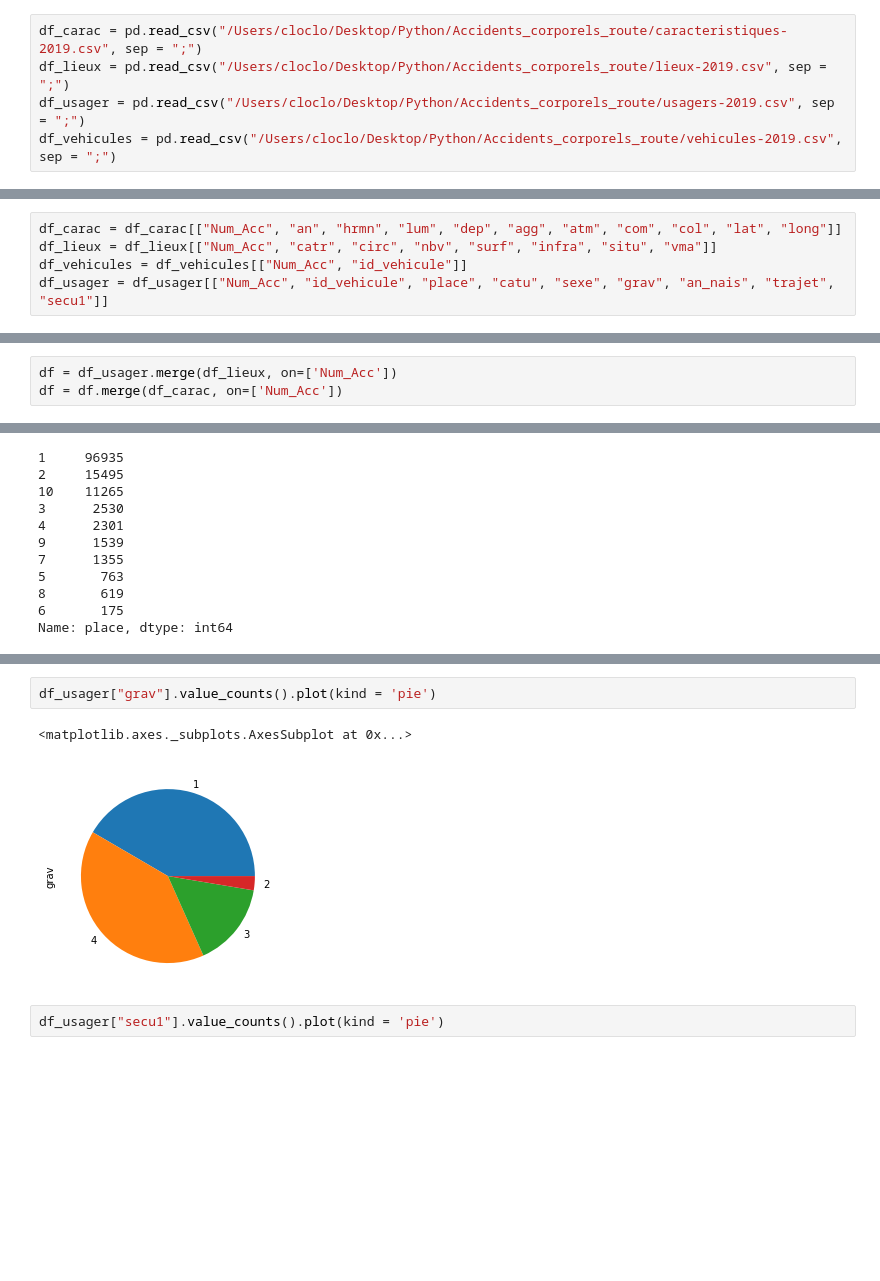
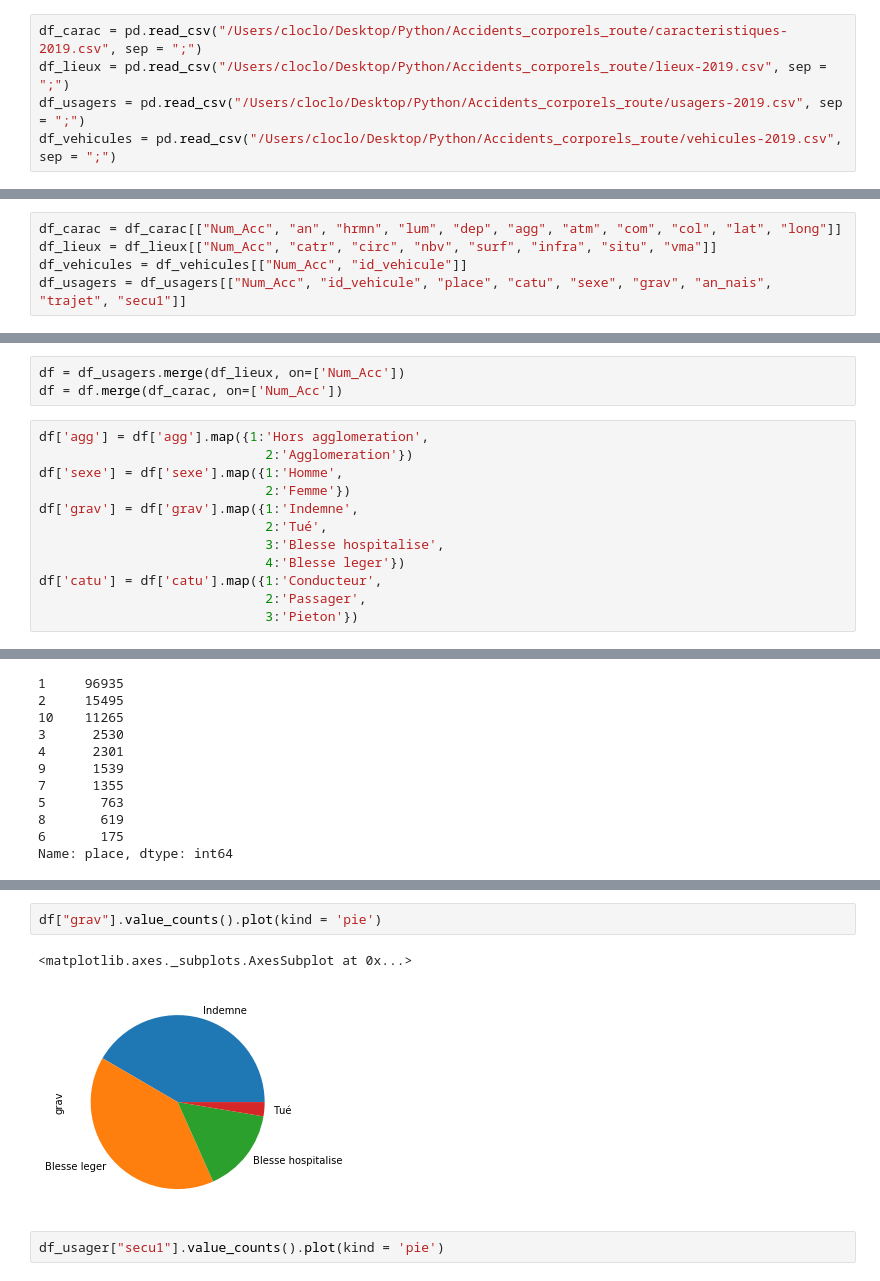
Before and after one commit to Clotilde-23/Accidents-corporels, a Jupyter notebook: Ouverture_donnees.ipynb, the cells around one changed output, grey strips where cells are left out. Saved outputs shown, nothing was run; the diff lists cells and outputs as text; blank space fills up the shorter version.

```diff
--- a/Ouverture_donnees.ipynb
+++ b/Ouverture_donnees.ipynb
@@ -24,7 +25,7 @@ Importer les 4 fichiers :
 # %%
 df_carac = pd.read_csv("/Users/cloclo/Desktop/Python/Accidents_corporels_route/caracteristiques-2019.csv", sep = ";")
 df_lieux = pd.read_csv("/Users/cloclo/Desktop/Python/Accidents_corporels_route/lieux-2019.csv", sep = ";")
-df_usager = pd.read_csv("/Users/cloclo/Desktop/Python/Accidents_corporels_route/usagers-2019.csv", sep = ";")
+df_usagers = pd.read_csv("/Users/cloclo/Desktop/Python/Accidents_corporels_route/usagers-2019.csv", sep = ";")
 df_vehicules = pd.read_csv("/Users/cloclo/Desktop/Python/Accidents_corporels_route/vehicules-2019.csv", sep = ";")
 # %% [markdown]
 Sélectionner les variables importantes :
@@ -32,9 +33,21 @@ Sélectionner les variables importantes :
 df_carac = df_carac[["Num_Acc", "an", "hrmn", "lum", "dep", "agg", "atm", "com", "col", "lat", "long"]]
 df_lieux = df_lieux[["Num_Acc", "catr", "circ", "nbv", "surf", "infra", "situ", "vma"]]
 df_vehicules = df_vehicules[["Num_Acc", "id_vehicule"]]
-df_usager = df_usager[["Num_Acc", "id_vehicule", "place", "catu", "sexe", "grav", "an_nais", "trajet", "secu1"]]
+df_usagers = df_usagers[["Num_Acc", "id_vehicule", "place", "catu", "sexe", "grav", "an_nais", "trajet", "secu1"]]
 # %% [markdown]
 Fusionner les 4 bases de données :
 # %%
-df = df_usager.merge(df_lieux, on=['Num_Acc'])
+df = df_usagers.merge(df_lieux, on=['Num_Acc'])
 df = df.merge(df_carac, on=['Num_Acc'])
+# %%
+df['agg'] = df['agg'].map({1:'Hors agglomeration',
+                             2:'Agglomeration'})
+df['sexe'] = df['sexe'].map({1:'Homme',
+                             2:'Femme'})
+df['grav'] = df['grav'].map({1:'Indemne',
+                             2:'Tué',
+                             3:'Blesse hospitalise',
+                             4:'Blesse leger'})
+df['catu'] = df['catu'].map({1:'Conducteur',
+                             2:'Passager',
+                             3:'Pieton'})
@@ -79,8 +136,8 @@ df_usager["sexe"].value_counts().plot(kind = 'pie')
 # %%
-df_usager["grav"].value_counts().plot(kind = 'pie')
+df["grav"].value_counts().plot(kind = 'pie')
 # %% [output]
 <matplotlib.axes._subplots.AxesSubplot at 0x...>
-[figure, old version]
+[figure, new version]
 # %%
 df_usager["secu1"].value_counts().plot(kind = 'pie')
 # %% [output]
```
Also changed, not shown: parts of 19 cells of this notebook.
